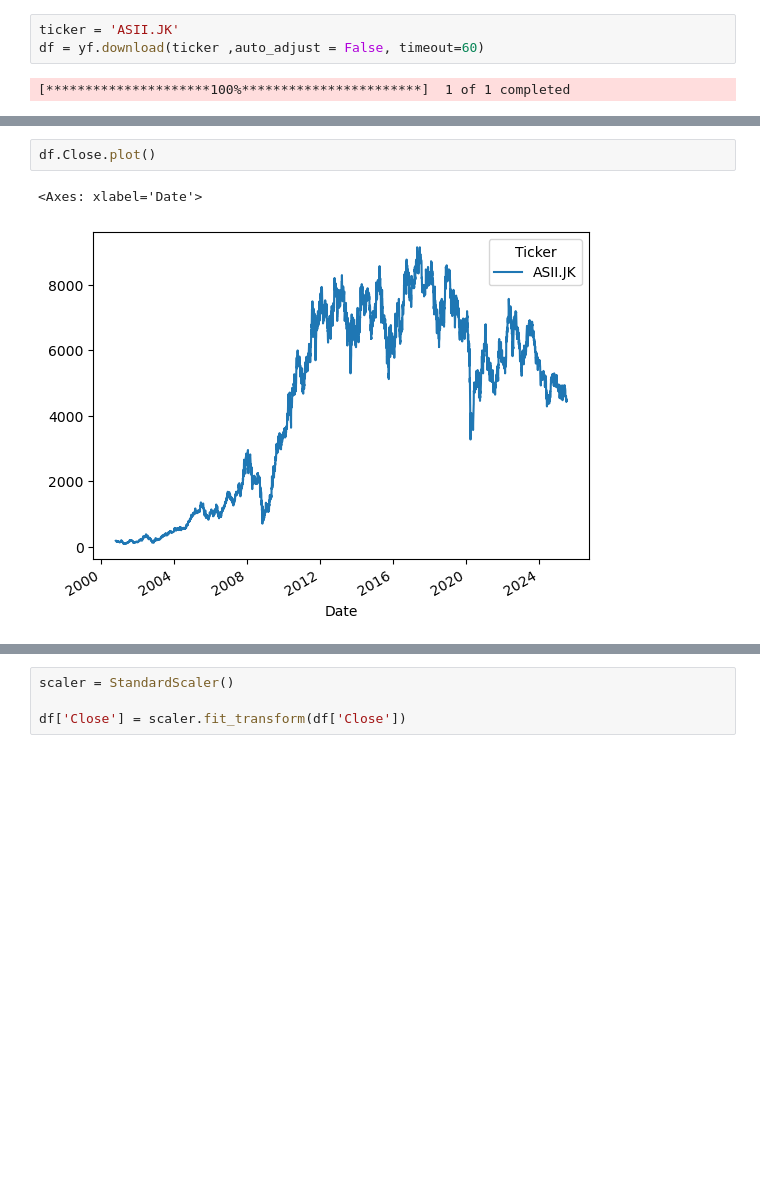
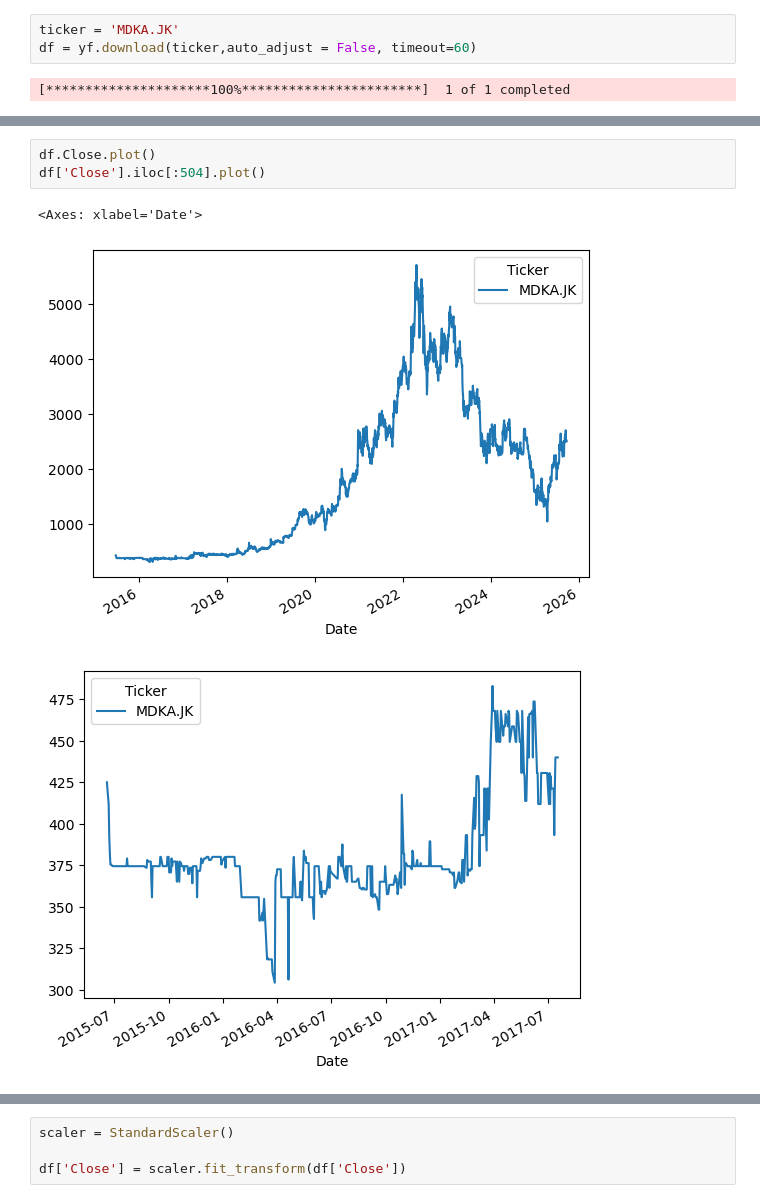
Before and after one commit to BagusYajamana/Machine-learning, a Jupyter notebook: StockTradingTools/StockPricePrediction.ipynb, the cells around one changed output, grey strips where cells are left out. Cells and saved outputs as stored; diff of their text form; blank space fills up the shorter version.

Commit message:
Update StockPricePrediction.ipynb
updated with new plotting style to get more detailed and interactive way to understand historical data of stock, also change the ticker from (ASII) to (MDKA)

```diff
--- a/StockTradingTools/StockPricePrediction.ipynb
+++ b/StockTradingTools/StockPricePrediction.ipynb
@@ -50,8 +50,8 @@ This data will include various stock price attributes like Open, High, Low, Clos
 
 Once retrieved, the data will be stored in the variable `df`, which we can then use for further analysis, visualizations, or machine learning tasks.
 # %%
-ticker = 'ASII.JK'
-df = yf.download(ticker ,auto_adjust = False, timeout=60)
+ticker = 'MDKA.JK'
+df = yf.download(ticker,auto_adjust = False, timeout=60)
 # %% [output]
 [*********************100%***********************]  1 of 1 completed
 # %%
@@ -75,5 +75,7 @@ df
 # %%
 df.Close.plot()
+df['Close'].iloc[:504].plot()
 # %% [output]
 <Axes: xlabel='Date'>
-[figure, old version]
+[figure, new version]
+[figure, added]
```
Also changed, not shown: parts of 10 cells of this notebook.
